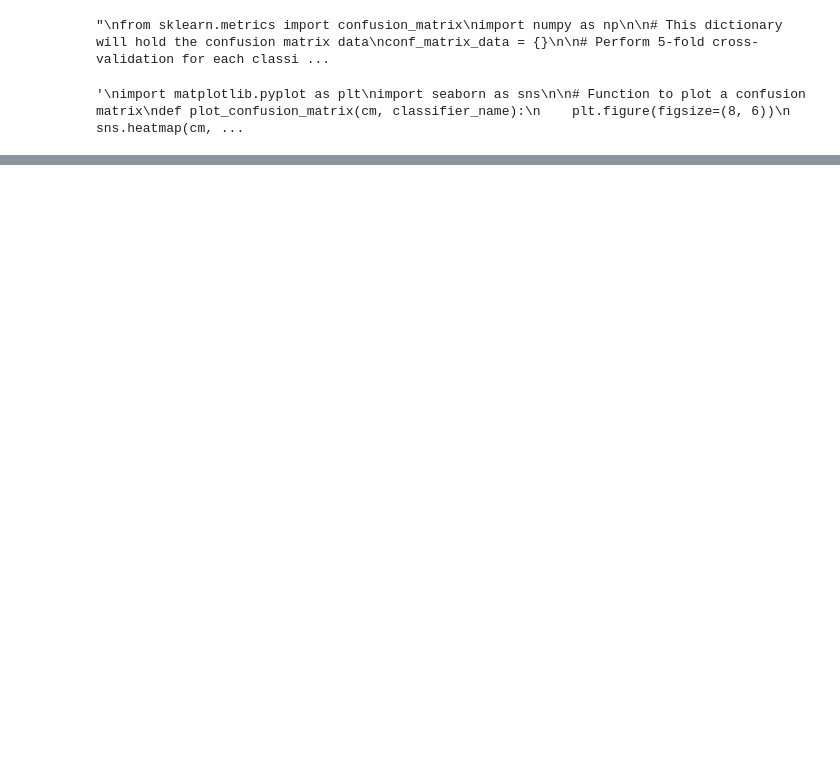
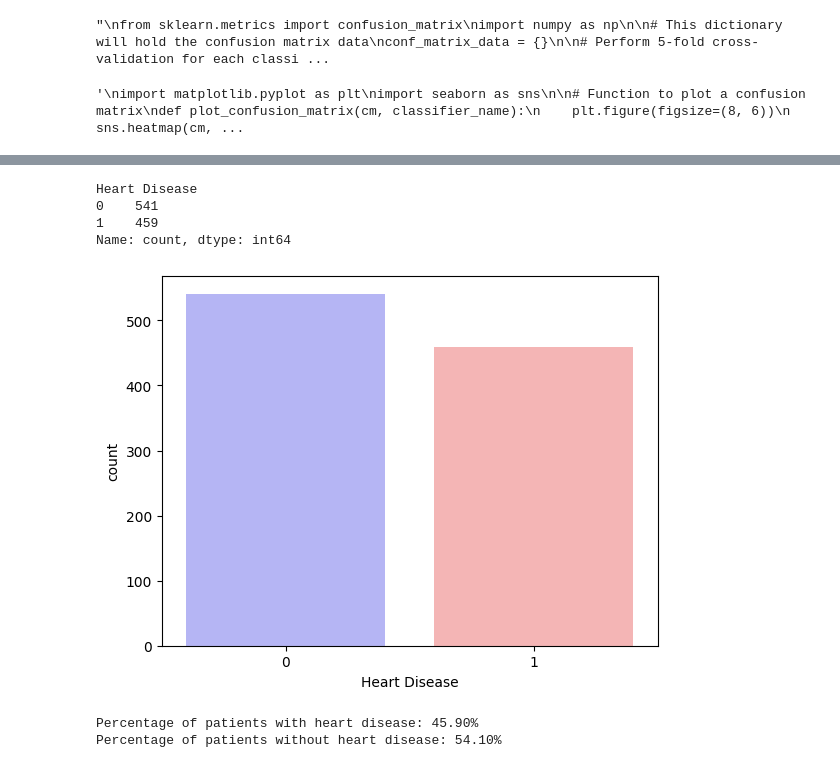
Before and after one commit to sonjababac/Data-Science-for-EWS-in-Postoperative-Care-PhD-year-1, a Jupyter notebook: SDG phd/heart_disease.ipynb, the cells around one changed output, grey strips where cells are left out. Saved outputs shown, nothing was run; the diff lists cells and outputs as text; code cells hidden in the pictures; blank space fills up the shorter version.

```diff
--- a/SDG phd/heart_disease.ipynb
+++ b/SDG phd/heart_disease.ipynb
@@ -459,0 +622,24 @@ for name in conf_matrix_data:
+# %%
+from sdv.single_table import CTGANSynthesizer
+from sdv.metadata import SingleTableMetadata
+
+metadata = SingleTableMetadata()
+
+# Step 3: Define the metadata
+# This is an example of how metadata can be defined based on the types of columns you have.
+# Replace it with the actual details of your dataset.
+# Metadata dictionary for the dataset
+# Define the metadata for your dataset
+metadata.detect_from_dataframe(df_hr_disease)
+
+# Create the CTGAN instance with the specified metadata
+ctgan = CTGANSynthesizer(metadata=metadata, epochs=5, verbose=True)
+
+# Fit the CTGAN model to your data
+ctgan.fit(df_hr_disease)
+
+# Sample synthetic data
+synthetic_data_ctgan = ctgan.sample(1000)
+
+# Display the head of the synthetic dataset
+print(synthetic_data_ctgan.head())
@@ -459,0 +703,20 @@ for name in conf_matrix_data:
+# %%
+synthetic_data_ctgan['Heart Disease'].value_counts()
+# %% [output]
+Heart Disease
+0    541
+1    459
+Name: count, dtype: int64
+# %%
+sns.countplot(x="Heart Disease", data=synthetic_data_ctgan, palette="bwr")
+plt.show()
+# %% [output]
+[figure, added]
+# %%
+percentage_presence = (synthetic_data_ctgan['Heart Disease'] == 1).mean() * 100
+percentage_absence = (synthetic_data_ctgan['Heart Disease'] == 0).mean() * 100
+print(f"Percentage of patients with heart disease: {percentage_presence:.2f}%")
+print(f"Percentage of patients without heart disease: {percentage_absence:.2f}%")
+# %% [output]
+Percentage of patients with heart disease: 45.90%
+Percentage of patients without heart disease: 54.10%
```
Also changed, not shown: parts of 53 cells of this notebook.
